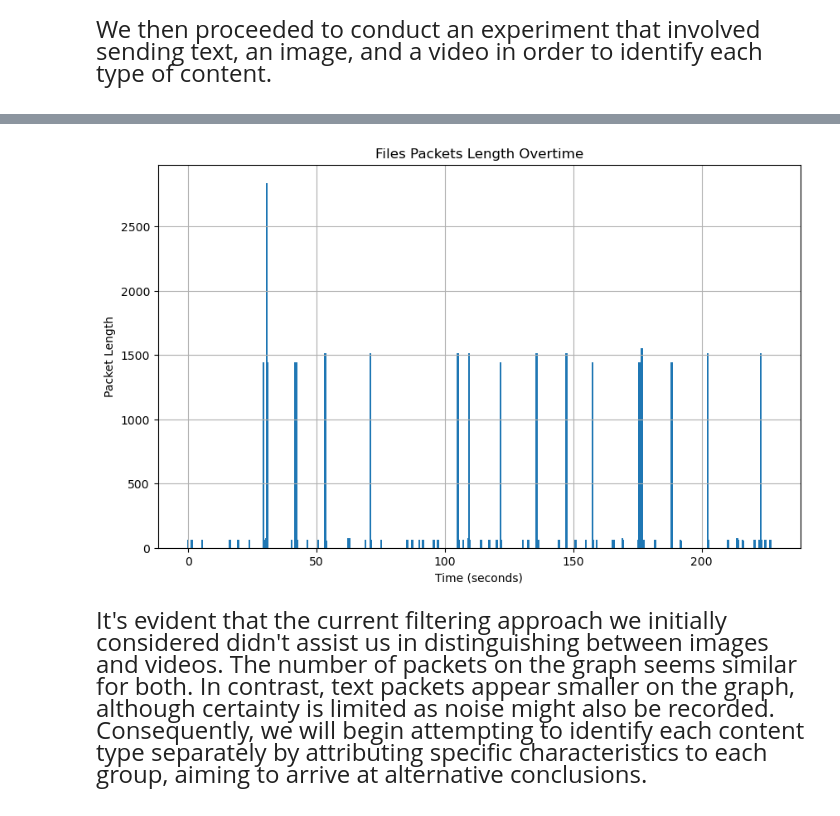
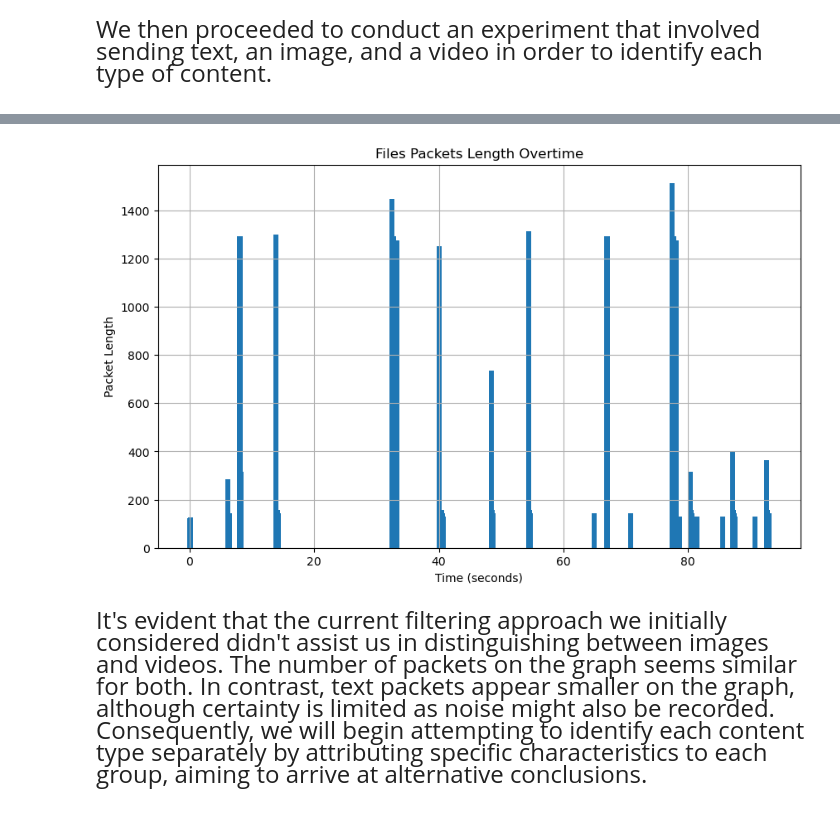
Before and after one commit to Kfirul/Computer_Networks_Final_Project, a Jupyter notebook: Computers Network.ipynb, the cells around one changed output, grey strips where cells are left out. Saved outputs shown, nothing was run; the diff lists cells and outputs as text; code cells hidden in the pictures.

Commit message:
upload pdf graphs

```diff
--- a/Computers Network.ipynb
+++ b/Computers Network.ipynb
@@ -147,9 +148,9 @@ We then proceeded to conduct an experiment that involved sending text, an image,
 </span>
 # %%
 # Read the CSV file
-data_Video = pd.read_csv('C:\\Users\\USER\\Desktop\\Data_For_Network_Project\\MixTIV.csv')
-data_Video = data_Video.drop(['No.'] , axis=1)
+data_MixTIV = pd.read_csv('C:\\Users\\USER\\Desktop\\Computers_Network\\CsvFiles\\MixTIV.csv')
+data_MixTIV = data_MixTIV.drop(['No.'] , axis=1)
 # Filter rows containing "TCP" in the protocol column
 
-data_Video
+data_MixTIV
 # %% [output]
@@ -157,20 +170,20 @@ NameError: name 'pd' is not defined
 # %%
 # Convert 'Time' column to numeric (seconds)
-data_Files['Time'] = pd.to_numeric(data_Files['Time'])
+data_MixTIV['Time'] = pd.to_numeric(data_MixTIV['Time'])
 
 # Extract the "Length" column and calculate the Ethernet payload lengths
-data_Files_Length = data_Files['Length']  # Subtract Ethernet header length (14 bytes)
+data_MixTIV_Length = data_MixTIV['Length']  # Subtract Ethernet header length (14 bytes)
 
 # Create the bar graph
 plt.figure(figsize=(10, 6))  # Adjust the figure size as needed
-plt.bar(data_Files['Time'], data_Files_Length)  # Use 'Time' column for x-axis
+plt.bar(data_MixTIV['Time'], data_MixTIV_Length)  # Use 'Time' column for x-axis
 plt.xlabel('Time (seconds)')  # Set x-axis label
 plt.ylabel('Packet Length')
 plt.title('Files Packets Length Overtime')
 plt.grid(True)
 plt.show()
 # %% [output]
-[figure, old version]
+[figure, new version]
 # %% [markdown]
 <span style="font-size: x-large;">
 
```
Also changed, not shown: parts of 50 cells of this notebook, 2 other files.
